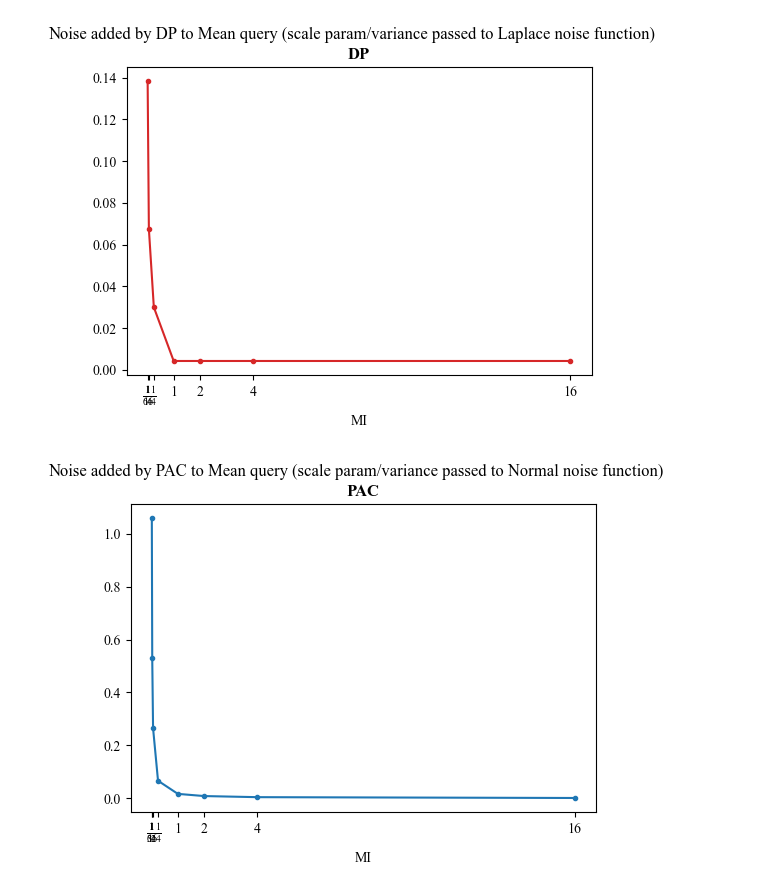
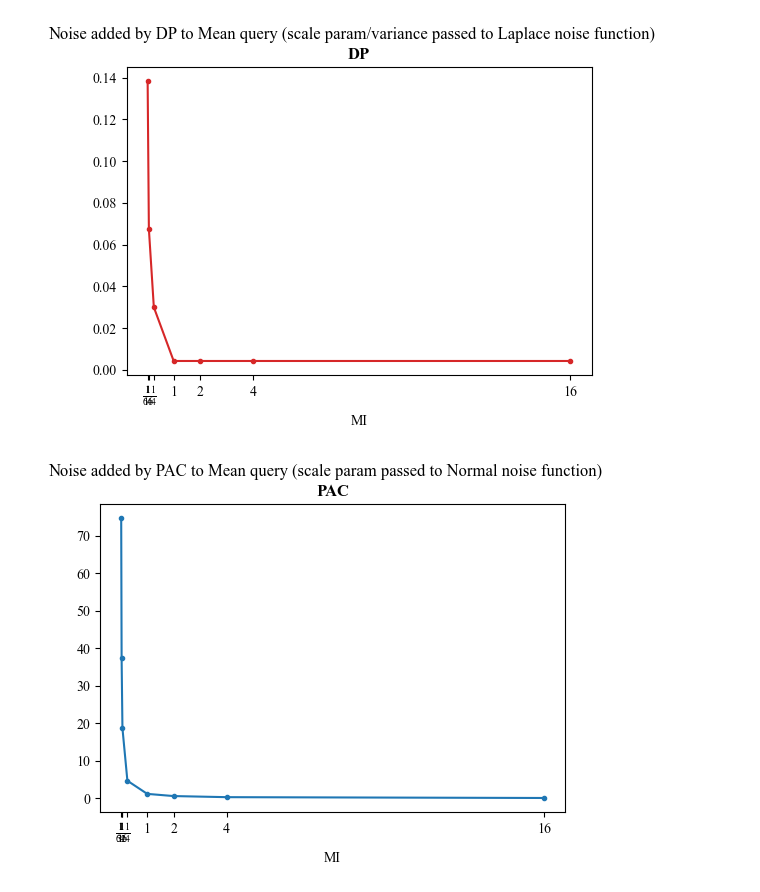
Before and after one commit to michaelnoguera/pacdb, a Jupyter notebook: pac-student_performance-sparkless.ipynb, the cells around one changed output. Saved outputs shown, nothing was run; the diff lists cells and outputs as text; code cells hidden in the pictures.

Commit message:
Much analysis of errors and where they come from

```diff
--- a/pac-student_performance-sparkless.ipynb
+++ b/pac-student_performance-sparkless.ipynb
@@ -79,10 +79,13 @@ SAMPLES = 8192
 assert SAMPLES % 2 == 0, "We need an even number of samples for paired sampling."
 number_of_pairs = SAMPLES // 2
 
-OUTPUT_COLS = ['mean']
-INPUT_COLS = ['mean']
+OUTPUT_COLS = ['count', 'mean']
+INPUT_COLS = ['count', 'mean']
 
 true_result = por_df['absences'].agg(OUTPUT_COLS).to_numpy() # Save the true result of the query for later
+#true_result = np.divide(true_result, 2) # manually correct count = count * 2
+true_result[0] = true_result[0] / 2.   # manually correct count = count * 2
+assert False # don't run blindly without considering if you need to remove this / it messes up DP error calculations too ^^^
 number_of_contributing_rows = por_df['absences'].count()
 
 def poisson_paired_sample(df: DataFrame) -> Tuple[DataFrame, DataFrame]:
@@ -126,26 +129,27 @@ def generate_samples(laplace_lambda: float = 1.0, alpha: int = 10) -> List[np.nd
 #np.var(pd.DataFrame(s, columns=INPUT_COLS)['count'])
 # %%
 ### Compute PAC Noise
-def get_pac_noise_variance(out_np_raw: List[np.ndarray],
+def get_pac_noise_scale(out_np_raw: List[np.ndarray],
                            max_mi: float = 1./4) -> np.ndarray:
-    if not out_np_raw:
+    if out_np_raw is None or len(out_np_raw) == 0:
         raise ValueError("Input list out_np cannot be empty.")
     out_np = out_np_raw.copy()
     dimensions: int = len(out_np[0])
 
     out_np_2darr = [np.atleast_2d(o) for o in out_np] # make sure all the DF -> np.ndarray conversions result in 2d arrays
 
-    est_y: np.ndarray = np.stack(out_np_2darr, axis=-1).reshape(dimensions, SAMPLES)
+    est_y: np.ndarray = np.stack(out_np_2darr, axis=-1).reshape(dimensions, len(out_np))  # shape (dimensions, samples)
     #print(f"est_y.shape: {est_y.shape}")
+    print(f"est_y: {est_y}")
 
-    # get the variance in each basis direction
+    # get the scale in each basis direction
     fin_var: np.ndarray = np.var(est_y, axis=1)  # shape (dimensions,)
     #print(f"fin_var: {fin_var}")
     sqrt_total_var: np.floating[Any] = np.sum(np.sqrt(fin_var))
     #print(f"sqrt_total_var: {sqrt_total_var}")
 
     pac_noise: np.ndarray = (1./(2*max_mi)) * sqrt_total_var * np.sqrt(fin_var)  # variance of the PAC noise
-    print(f"For mi={max_mi}, we should add noise from a normal distribution with variance...")
+    print(f"For mi={max_mi}, we should add noise from a normal distribution with scale...")
     print(f"\t{1./(2*max_mi)} * {sqrt_total_var} * {np.sqrt(fin_var)} = {pac_noise}")
     #print(f"pac_noise: {pac_noise}")
     return pac_noise
@@ -158,7 +162,7 @@ def do_pac_and_release(out_np: List[np.ndarray],
     if variance is not None:
         pac_noise: np.ndarray = variance
     else:
-        pac_noise = get_pac_noise_variance(out_np, max_mi)
+        pac_noise = get_pac_noise_scale(out_np, max_mi)
 
     pac_noises_to_add: np.ndarray = np.random.normal(loc=0, scale=pac_noise)
     # Add noise element-wise to the outputs
@@ -183,14 +196,14 @@ if GENERATE:
     print(f"Generate samples... {len(out_np)} samples generated.")
 
     for mi in MI_OPTIONS:
-        variance = get_pac_noise_variance(out_np, mi) # estimate the stability of the query
-        print(f"mi: {mi} -> variance: {variance}")
+        scale = get_pac_noise_scale(out_np, mi) # estimate the stability of the query
+        #print(f"mi={mi}, scale={scale}")
 
         for e in range(EXPERIMENTS):
             # for each PAC release at this MI, we will choose a sample from the pre-generated out_np list and add noise to it
             steps = {
                 "mi": mi,
-                "variance": variance,
+                "variance": scale,
             }
 
             # choose our sample
@@ -199,7 +212,7 @@ if GENERATE:
             steps["chosen_sample"] = chosen_sample
 
             # add noise to it
-            chosen_noise = np.random.normal(loc=0, scale=variance)
+            chosen_noise = np.random.normal(loc=0, scale=scale)
             steps["chosen_noise"] = chosen_noise
 
             release = chosen_sample + chosen_noise # do_pac_and_release(out_np, mi, variance, chosen_index)
@@ -955,18 +982,18 @@ if ('mean' in OUTPUT_COLS):
 # %%
 # Let's compute the same for PAC: what is the variance of the distribution from which noise is sampled to add to PAC?
 if ('mean' in OUTPUT_COLS):
     fig, ax = plt.subplots(1, 1, figsize=(6, 4))
     d = pac_var_noise
     plt.plot(d.keys(), d.values(), marker='.', label='PAC', color=PAC_COLOR)
     plt.xlabel('MI')
     ax.set_xticks(list(d.keys()))
     ax.set_xticklabels([f'$\\frac{{1}}{{{int(1/x)}}}$' if x < 1 else f'{int(x)}' for x in d.keys()])
-    plt.suptitle('Noise added by PAC to Mean query (scale param/variance passed to Normal noise function)')
+    plt.suptitle('Noise added by PAC to Mean query (scale param passed to Normal noise function)')
     plt.title('PAC')
     plt.savefig(f"{OUTPUT_DIR}/noise_distribution_variance_meanquery_pac.jpg", bbox_inches='tight')
     plt.show()
 # %% [output]
-[figure, old version]
+[figure, new version]
 # %%
 # How much of PAC error is due to sampling? Compute % error on our samples before noise was added
 sample_errors = [relative_error_percent(s, true_result) for s in saved_steps_df['chosen_sample'].to_numpy()]
```
Also changed, not shown: parts of 25 cells of this notebook, 12 other files.
